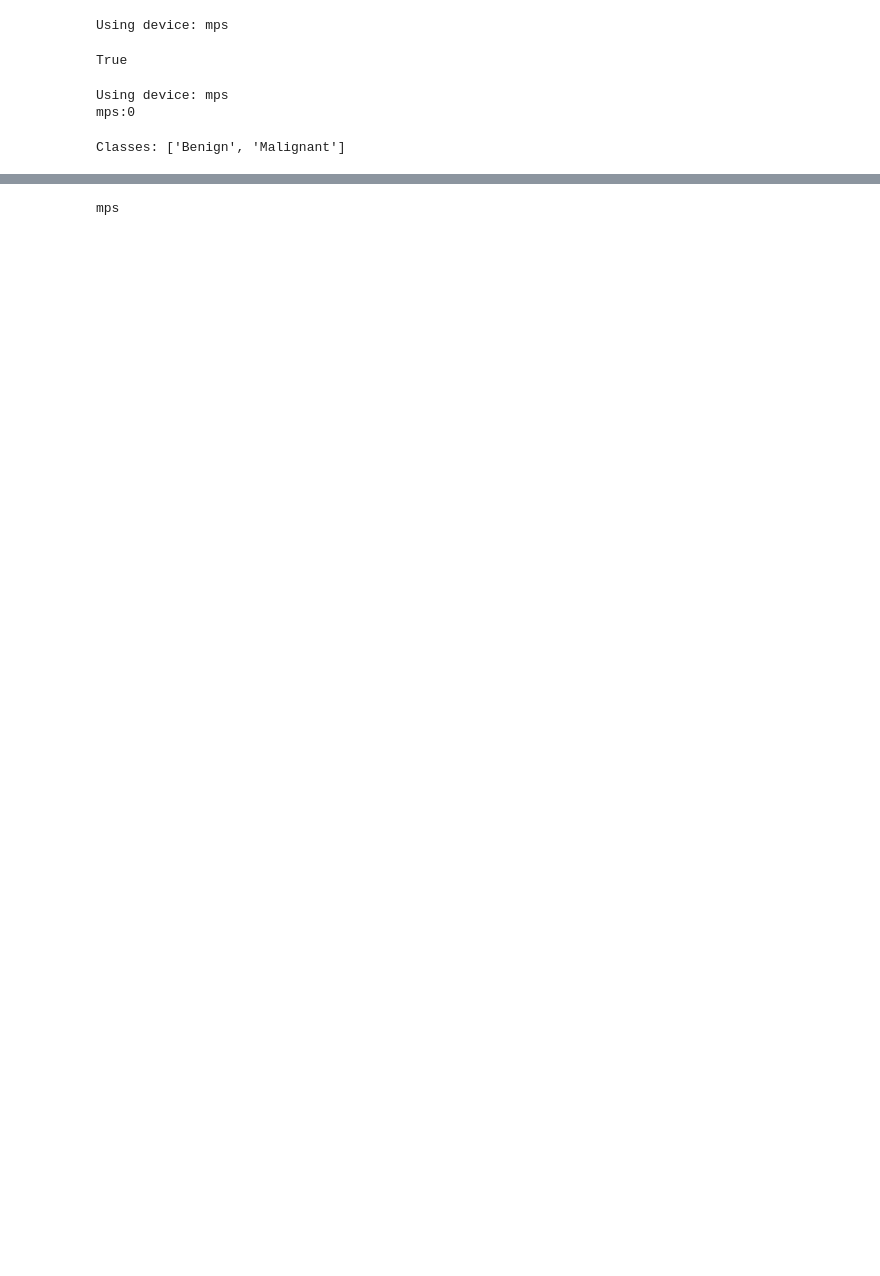
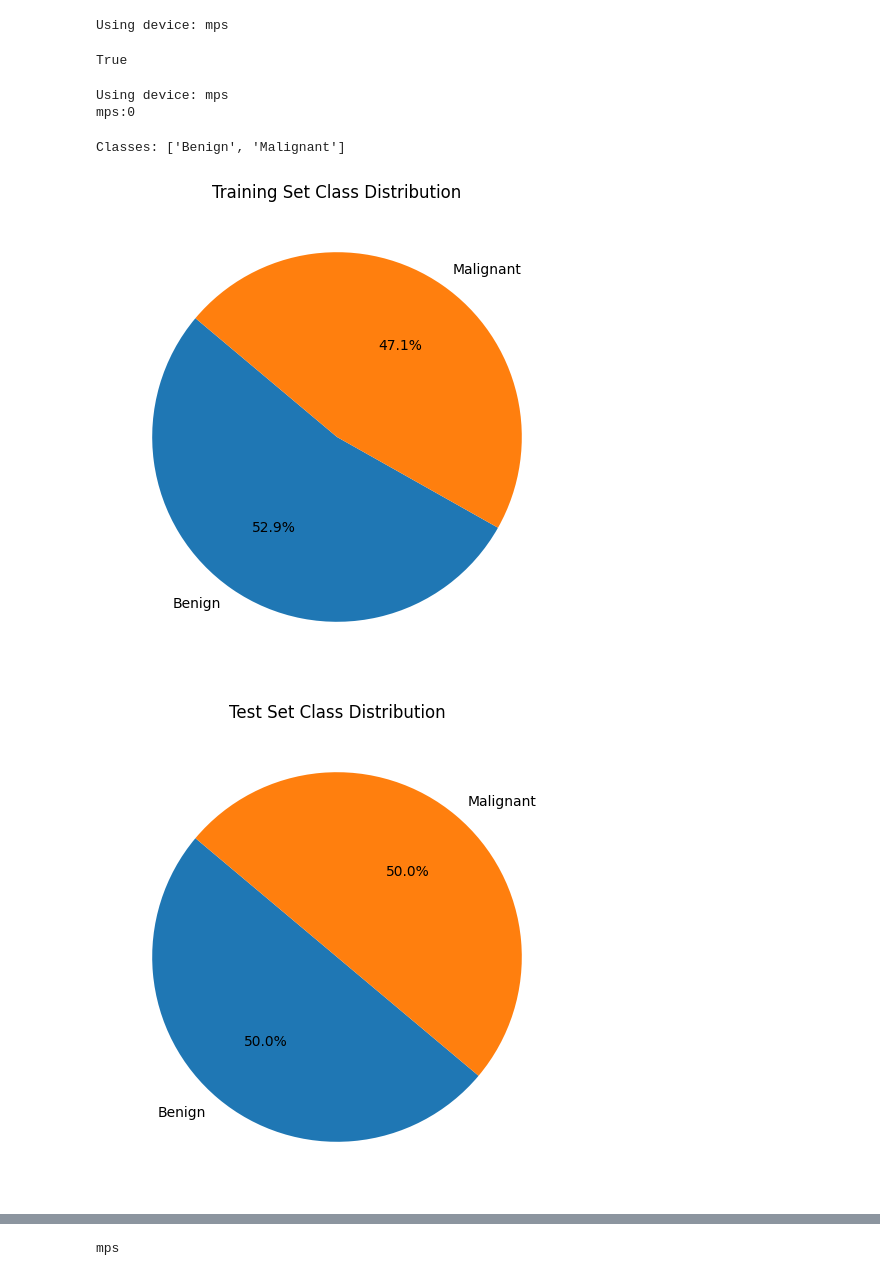
Before and after one commit to frankllonch/melanomator, a Jupyter notebook: notebooks/melanomatorsmart.ipynb, the cells around one changed output, grey strips where cells are left out. Saved outputs shown, nothing was run; the diff lists cells and outputs as text; code cells hidden in the pictures; blank space fills up the shorter version.

```diff
--- a/notebooks/melanomatorsmart.ipynb
+++ b/notebooks/melanomatorsmart.ipynb
@@ -66,17 +66,31 @@ test_transforms = transforms.Compose([
 # %%
 # ===========================
 # 3️⃣ LOAD DATASETS
 # ===========================
 train_data = datasets.ImageFolder(TRAIN_DIR, transform=train_transforms)
 test_data = datasets.ImageFolder(TEST_DIR, transform=test_transforms)
 
 train_loader = DataLoader(train_data, batch_size=BATCH_SIZE, shuffle=True)
 test_loader = DataLoader(test_data, batch_size=BATCH_SIZE, shuffle=False)
 
 class_names = train_data.classes
 print(f"Classes: {class_names}")
+
+# visualize data, see how many benign or malignant samples we have in train and test using pie charts
+
+def plot_class_distribution(data, title):
+    labels, counts = np.unique(data.targets, return_counts=True)
+    plt.figure(figsize=(6, 6))
+    plt.pie(counts, labels=[class_names[i] for i in labels], autopct='%1.1f%%', startangle=140)
+    plt.title(title)
+    plt.show()
+plot_class_distribution(train_data, "Training Set Class Distribution")
+
+plot_class_distribution(test_data, "Test Set Class Distribution")
 # %% [output]
 Classes: ['Benign', 'Malignant']
+[figure, added]
+[figure, added]
 # %%
 # ===========================
 # 4️⃣ VISUALIZE TRANSFORMED IMAGES
```
Also changed, not shown: parts of 5 cells of this notebook.
